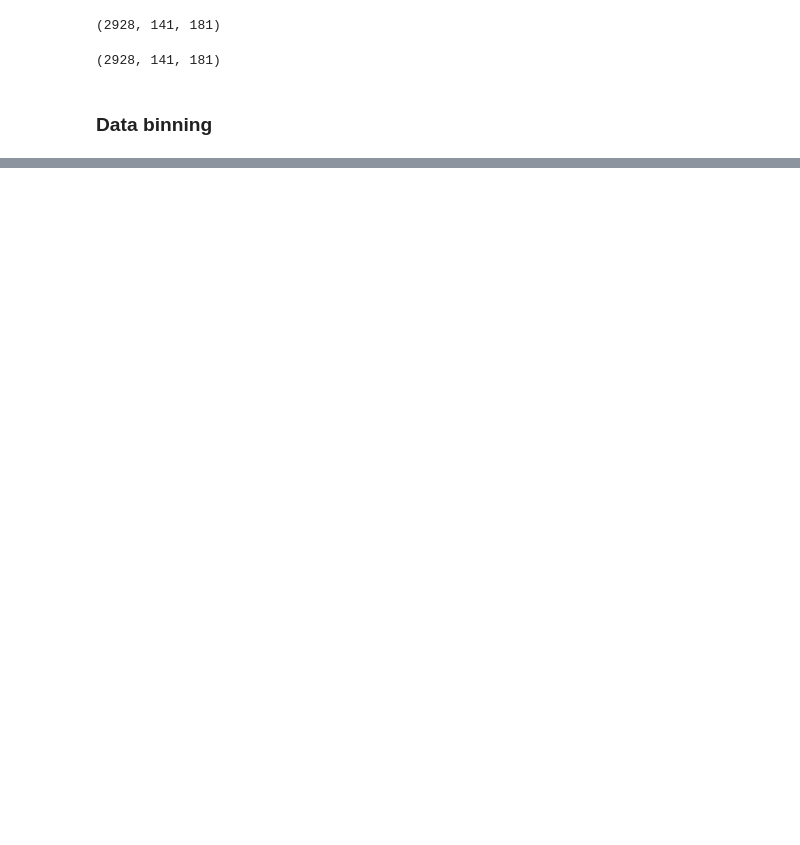
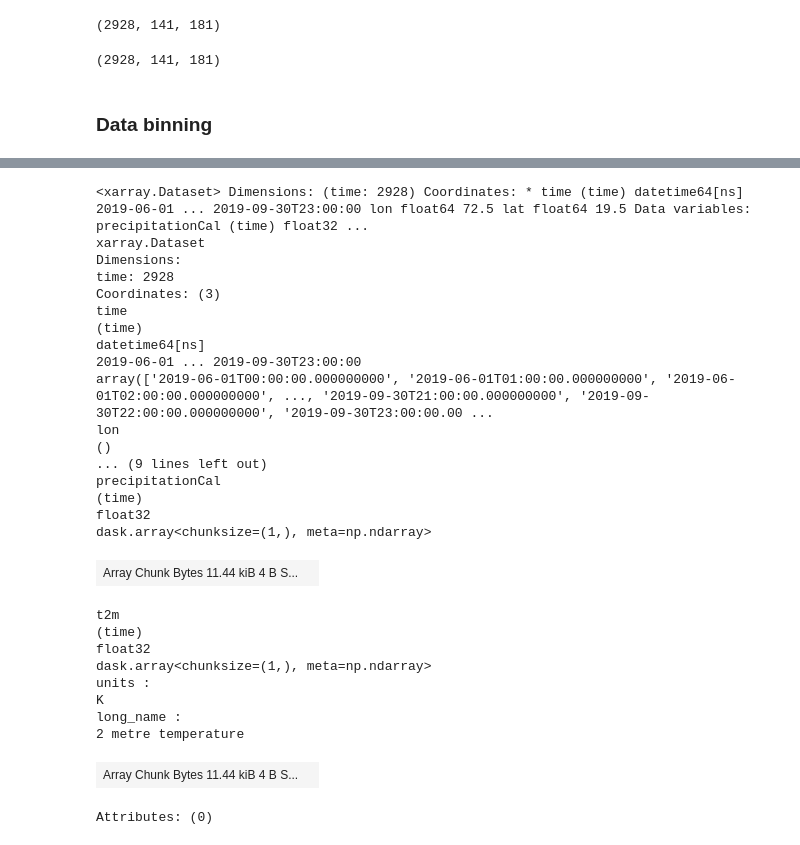
Before and after one commit to adisen99/msc_project, a Jupyter notebook: analysis00.ipynb, the cells around one changed output, grey strips where cells are left out. Cells and saved outputs as stored; diff of their text form; code cells hidden in the pictures; blank space fills up the shorter version.

```diff
--- a/analysis00.ipynb
+++ b/analysis00.ipynb
@@ -278,0 +267,31 @@ Attributes: (0)
+# %%
+mum
+# %% [output]
+<xarray.Dataset> Dimensions: (time: 2928) Coordinates: * time (time) datetime64[ns] 2019-06-01 ... 2019-09-30T23:00:00 lon float64 72.5 lat float64 19.5 Data variables: precipitationCal (time) float32 ...
+xarray.Dataset
+Dimensions:
+time: 2928
+Coordinates: (3)
+time
+(time)
+datetime64[ns]
+2019-06-01 ... 2019-09-30T23:00:00
+array(['2019-06-01T00:00:00.000000000', '2019-06-01T01:00:00.000000000', '2019-06-01T02:00:00.000000000', ..., '2019-09-30T21:00:00.000000000', '2019-09-30T22:00:00.000000000', '2019-09-30T23:00:00.00 ...
+lon
+()
+... (9 lines left out)
+precipitationCal
+(time)
+float32
+dask.array<chunksize=(1,), meta=np.ndarray>
+| Array Chunk Bytes 11.44 kiB 4 B S... |  |
+t2m
+(time)
+float32
+dask.array<chunksize=(1,), meta=np.ndarray>
+units :
+K
+long_name :
+2 metre temperature
+| Array Chunk Bytes 11.44 kiB 4 B S... |  |
+Attributes: (0)
```
Also changed, not shown: parts of 20 cells of this notebook, 3 other files.
